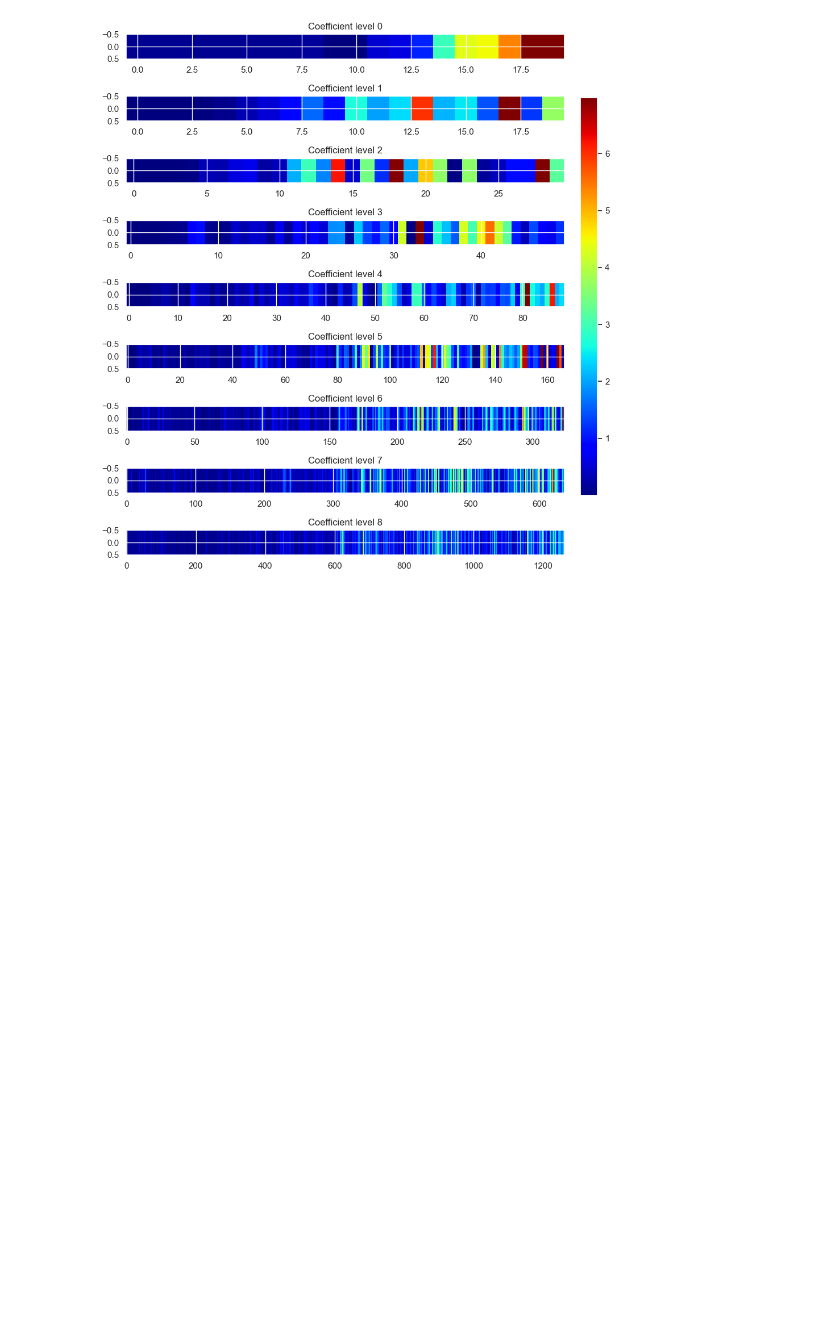
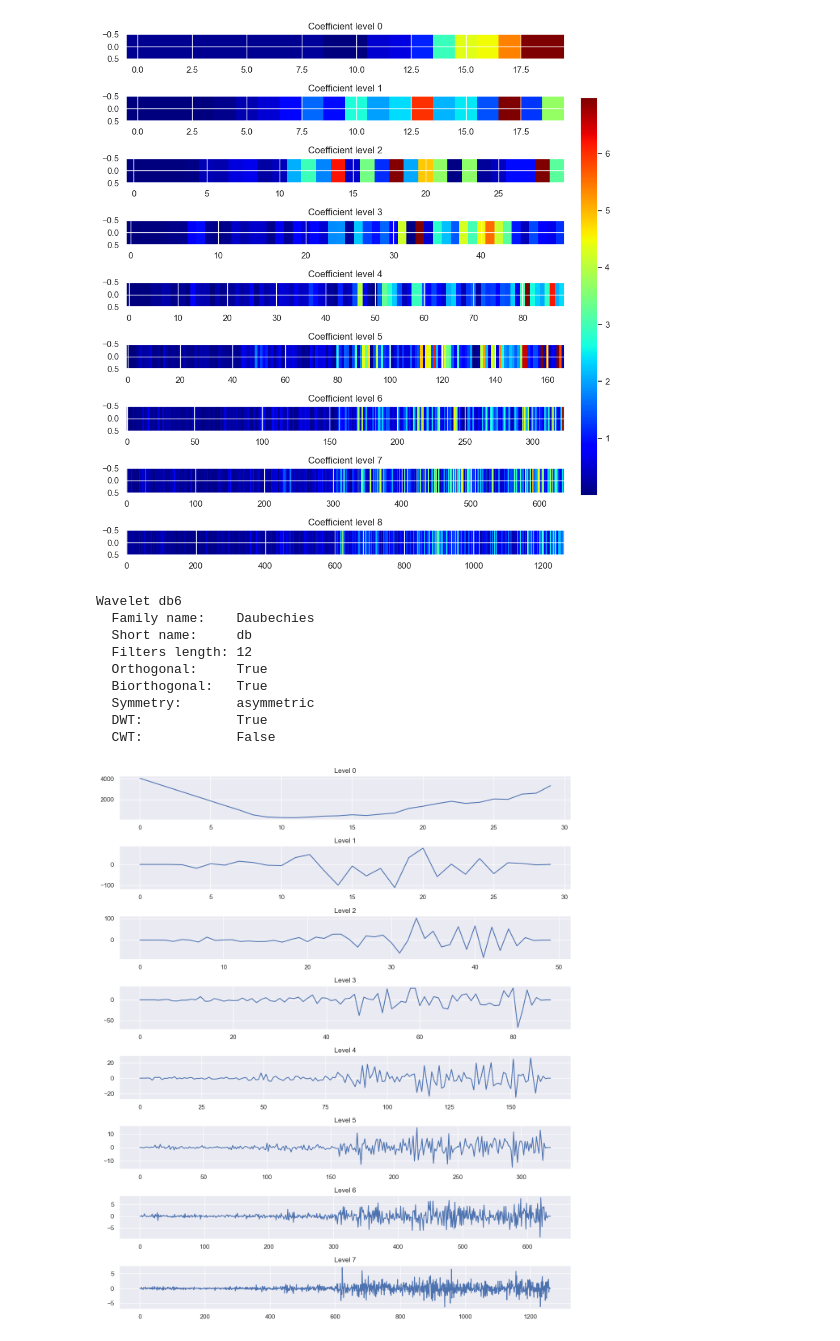
Before and after one commit to shaliniscode/stock_analysis, a Jupyter notebook: wavelet_lstm_analysis.ipynb, the cells around one changed output. Drawn from its saved outputs; the diff is of its cells as text; code cells hidden in the pictures; blank space fills up the shorter version.

```diff
--- a/wavelet_lstm_analysis.ipynb
+++ b/wavelet_lstm_analysis.ipynb
@@ -334,3 +334,34 @@ Level value of 8 is too high: all coefficients will experience boundary effects.
 
 This figure includes Axes that are not compatible with tight_layout, so results might be incorrect.
 [figure]
+# %%
+
+# Choose Symlets ('symN') of decomposition
+wavelet = pywt.Wavelet('db6')
+print(wavelet)
+level = 7
+
+# Perform wavelet decomposition
+# mode – Signal extension mode to deal with signal edge during the transform
+# level – Number of decomposition steps to perform
+coeffs = pywt.wavedec(data['Close'], wavelet, level=level, mode='smooth')
+
+# Plot the coefficients
+plt.figure(figsize=(12, 14))
+for i, coeff in enumerate(coeffs):
+    plt.subplot(level + 1, 1, i + 1)
+    plt.plot(coeff)
+    plt.title(f'Level {i}')
+plt.tight_layout()
+plt.show()
+# %% [output]
+Wavelet db6
+  Family name:    Daubechies
+  Short name:     db
+  Filters length: 12
+  Orthogonal:     True
+  Biorthogonal:   True
+  Symmetry:       asymmetric
+  DWT:            True
+  CWT:            False
+[figure, added]
```
